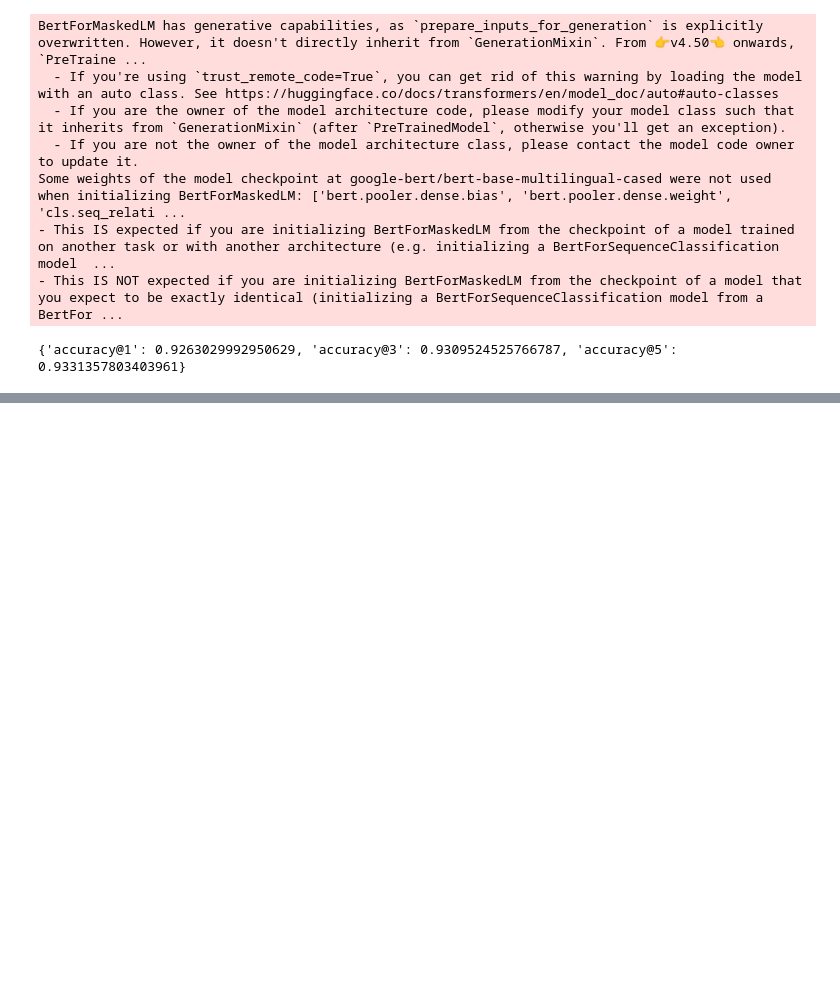
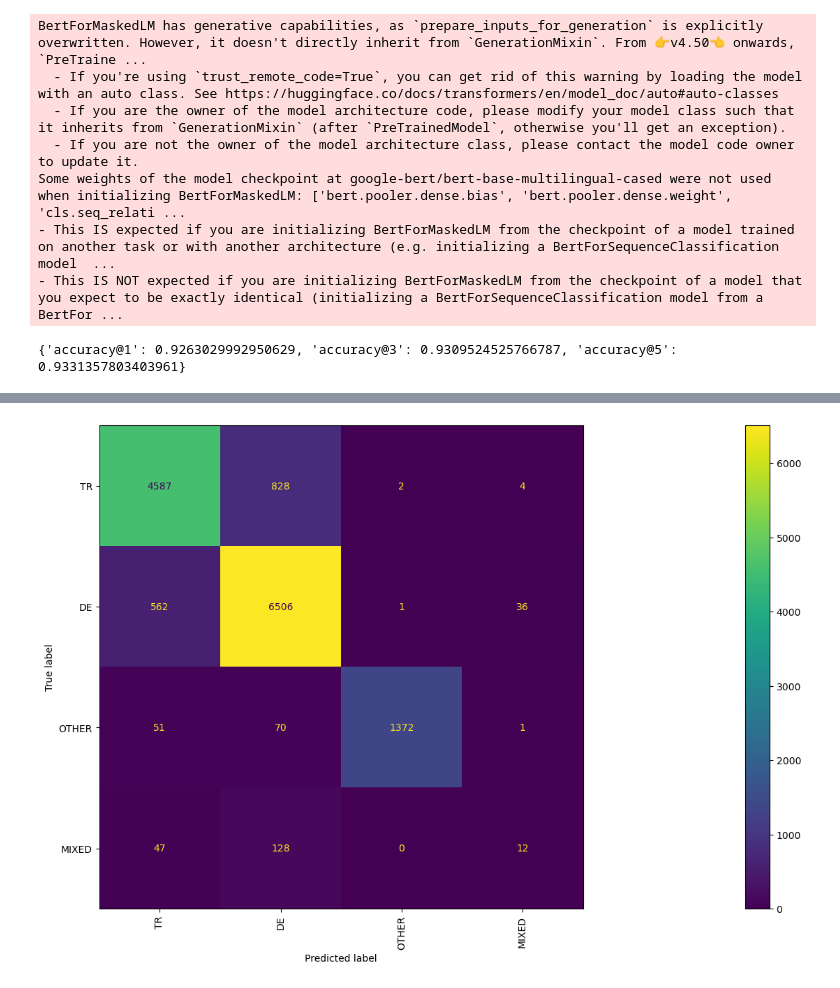
Before and after one commit to katjakon/GurkLM, a Jupyter notebook: eval_notebook.ipynb, the cells around one changed output, grey strips where cells are left out. Saved outputs shown, nothing was run; the diff lists cells and outputs as text; code cells hidden in the pictures; blank space fills up the shorter version.

```diff
--- a/eval_notebook.ipynb
+++ b/eval_notebook.ipynb
@@ -256,0 +284,26 @@ model.load_state_dict(checkpoint['model_state_dict'])
+# %%
+train_code_dl, val_code_dl, test_code_dl = get_ud_data(
+  ud_ds,
+  batch_size=batch_size,
+  tokenizer=tokenizer,
+  label_type="lang-code")
+# %%
+dim = model.config.hidden_size
+code_classes = get_code_mapping() # Mapping from class label to index
+num_classes = len(code_classes)
+
+
+clf_nn = RandomBaseline(
+    num_classes=num_classes,
+    vocab_size=tokenizer.vocab_size,
+    dim=dim)
+
+# Train model.
+logs = train_model(
+clf_nn,
+train_code_dl,
+val_code_dl,
+lr=lr,
+n_epochs=n_epochs,
+pad_token_id=tokenizer.pad_token_id
+)
@@ -256,0 +321,11 @@ model.load_state_dict(checkpoint['model_state_dict'])
+# %%
+pred = save_metrics(
+    code_classes,
+    test_code_dl,
+    clf_nn,
+    task="lang-code",
+    output=res_path,
+    pad_token_id=tokenizer.pad_token_id
+)
+# %% [output]
+[figure, added]
```
Also changed, not shown: parts of 16 cells of this notebook, 2 other files.
